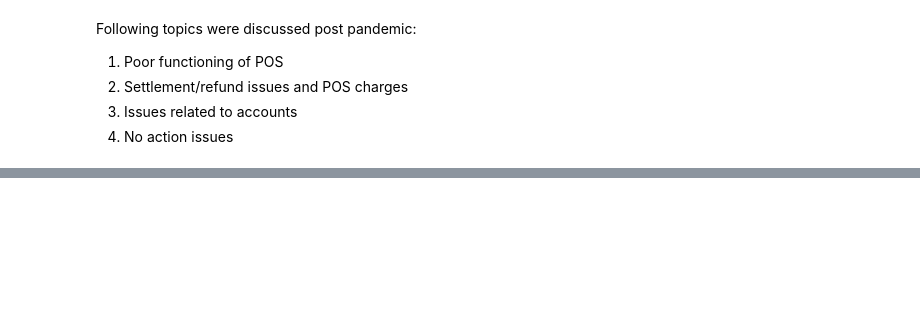
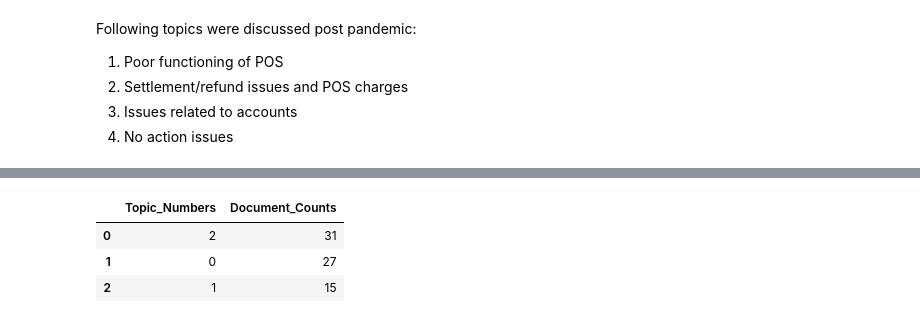
Before and after one commit to patilpushkarp/comp, a Jupyter notebook: _sources/docs/individual/fintech/response_pine_labs.ipynb, the cells around one changed output, grey strips where cells are left out. Cells and saved outputs as stored; diff of their text form; code cells hidden in the pictures; blank space fills up the shorter version.

```diff
--- a/_sources/docs/individual/fintech/response_pine_labs.ipynb
+++ b/_sources/docs/individual/fintech/response_pine_labs.ipynb
@@ -323,0 +330,7 @@ distutils Version classes are deprecated. Use packaging.version instead.
+# %%
+pre_queries_dist
+# %% [output]
+|  | Topic_Numbers | Document_Counts |
+| 0 | 2 | 31 |
+| 1 | 0 | 27 |
+| 2 | 1 | 15 |
```
Also changed, not shown: parts of 12 cells of this notebook, 53 other files.
